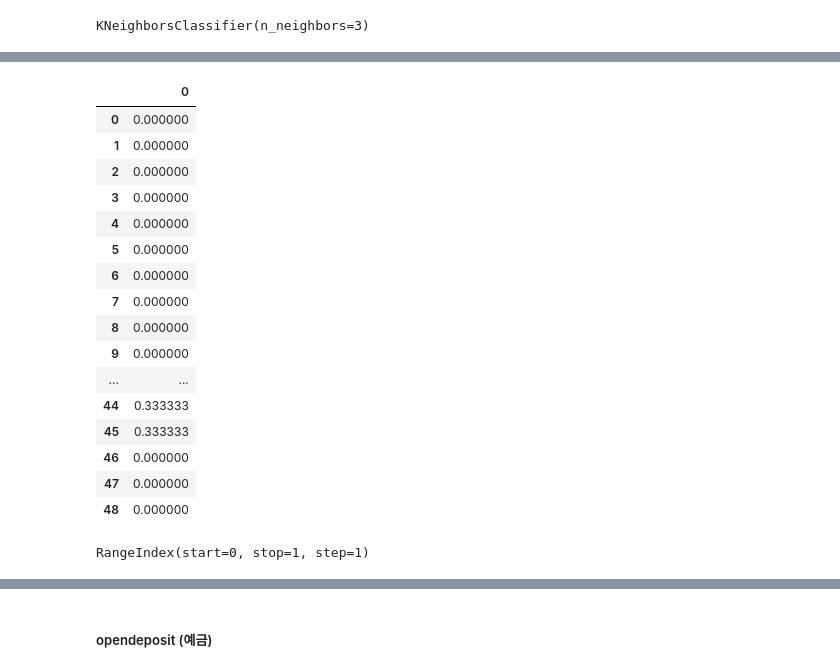
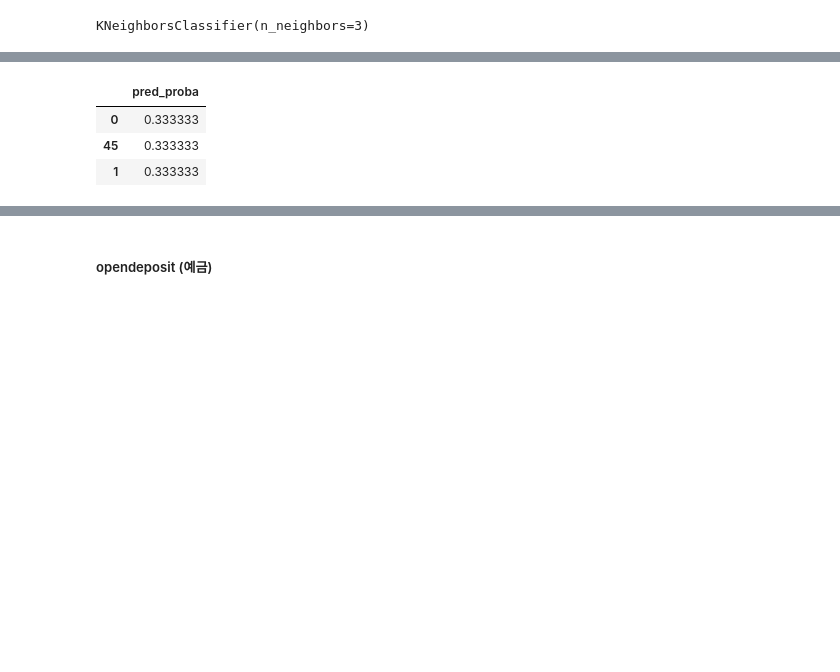
Before and after one commit to haaazz/zizeon, a Jupyter notebook: project/recommend.ipynb, the cells around one changed output, grey strips where cells are left out. Drawn from its saved outputs; the diff is of its cells as text; code cells hidden in the pictures; blank space fills up the shorter version.

```diff
--- a/project/recommend.ipynb
+++ b/project/recommend.ipynb
@@ -294,22 +278,9 @@ array([[0.        , 0.        , 0.        , 0.        , 0.        ,
         0.33333333, 0.        , 0.        , 0.        ]])
 # %%
-res = pd.DataFrame(pred[0])
+res = pd.DataFrame(pred[0], columns=['pred_proba']).sort_values(by='pred_proba', ascending=False).head(3)
 res
 # %% [output]
-|  | 0 |
-| 0 | 0.000000 |
-| 1 | 0.000000 |
-| 2 | 0.000000 |
-| 3 | 0.000000 |
-| 4 | 0.000000 |
-| 5 | 0.000000 |
-| 6 | 0.000000 |
-| 7 | 0.000000 |
-| 8 | 0.000000 |
-| 9 | 0.000000 |
-| ... | ... |
-| 44 | 0.333333 |
+|  | pred_proba |
+| 0 | 0.333333 |
 | 45 | 0.333333 |
-| 46 | 0.000000 |
-| 47 | 0.000000 |
-| 48 | 0.000000 |
+| 1 | 0.333333 |
@@ -318,4 +286,0 @@ res.sort_values[]
-# %%
-pred.index
-# %% [output]
-RangeIndex(start=0, stop=1, step=1)
```
Also changed, not shown: parts of 8 cells of this notebook, 1 other file.
